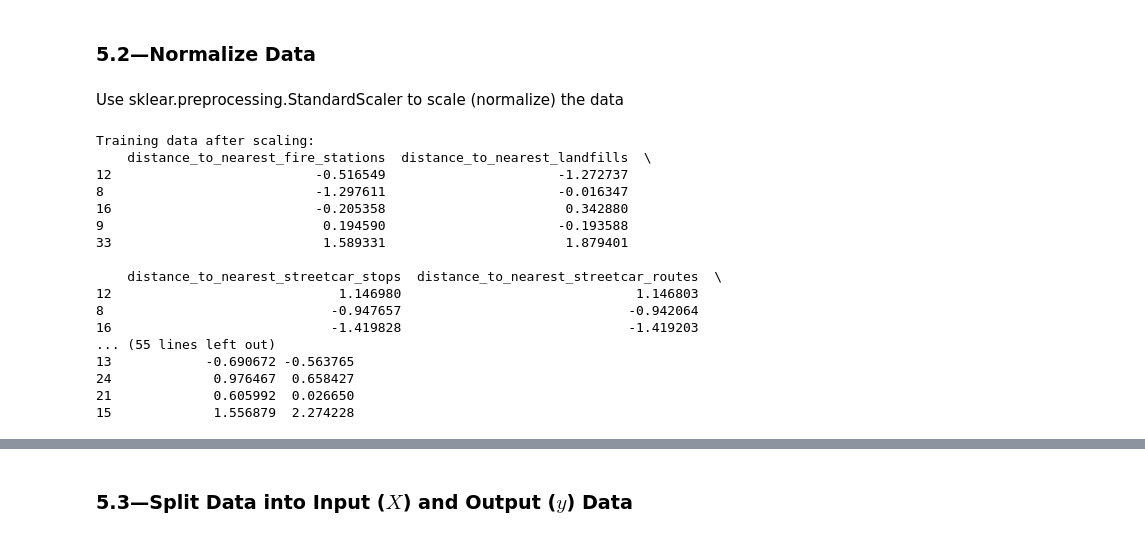
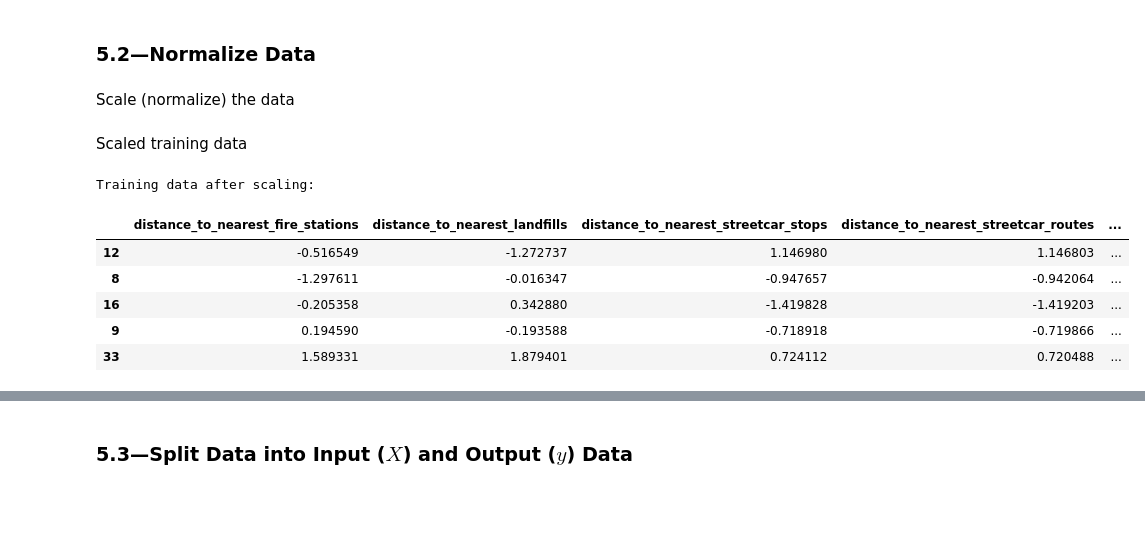
Before and after one commit to christian-byrne/tucson-crime-models, a Jupyter notebook: main.ipynb, the cells around one changed output, grey strips where cells are left out. Cells and saved outputs as stored; diff of their text form; code cells hidden in the pictures; blank space fills up the shorter version.

Commit message:
Visualize post-normalization data

```diff
--- a/main.ipynb
+++ b/main.ipynb
@@ -846,7 +846,7 @@ train, test = train_test_split(
 # %% [markdown]
 ### 5.2—Normalize Data
 # %% [markdown]
-Use sklear.preprocessing.StandardScaler to scale (normalize) the data
+Scale (normalize) the data
 # %%
 from sklearn.preprocessing import StandardScaler
 
@@ -862,27 +862,16 @@ scaler = StandardScaler().fit(train[features])  # Scale feature columns
 # Scaling is done after train/test split to avoid data leakage
 train[features] = scaler.transform(train[features])
 test[features] = scaler.transform(test[features])
-
-# Display the scaled training data
-print("Training data after scaling:")
-print(train.head())
-print("\nTesting data after scaling:")
-print(test.head())
-# %% [output]
-Training data after scaling:
-    distance_to_nearest_fire_stations  distance_to_nearest_landfills  \
-12                          -0.516549                      -1.272737
-8                           -1.297611                      -0.016347
-16                          -0.205358                       0.342880
-9                            0.194590                      -0.193588
-33                           1.589331                       1.879401
-
-    distance_to_nearest_streetcar_stops  distance_to_nearest_streetcar_routes  \
-12                             1.146980                              1.146803
-8                             -0.947657                             -0.942064
-16                            -1.419828                             -1.419203
-... (55 lines left out)
-13            -0.690672 -0.563765
-24             0.976467  0.658427
-21             0.605992  0.026650
-15             1.556879  2.274228
+# %% [markdown]
+Scaled training data
+# %%
+print("Training data after scaling:")
+train.head()
+# %% [output]
+Training data after scaling:
+|  | distance_to_nearest_fire_stations | distance_to_nearest_landfills | distance_to_nearest_streetcar_stops | distance_to_nearest_streetcar_routes | ... |
+| 12 | -0.516549 | -1.272737 | 1.146980 | 1.146803 | ... |
+| 8 | -1.297611 | -0.016347 | -0.947657 | -0.942064 | ... |
+| 16 | -0.205358 | 0.342880 | -1.419828 | -1.419203 | ... |
+| 9 | 0.194590 | -0.193588 | -0.718918 | -0.719866 | ... |
+| 33 | 1.589331 | 1.879401 | 0.724112 | 0.720488 | ... |
```
Also changed, not shown: parts of 2 cells of this notebook.
